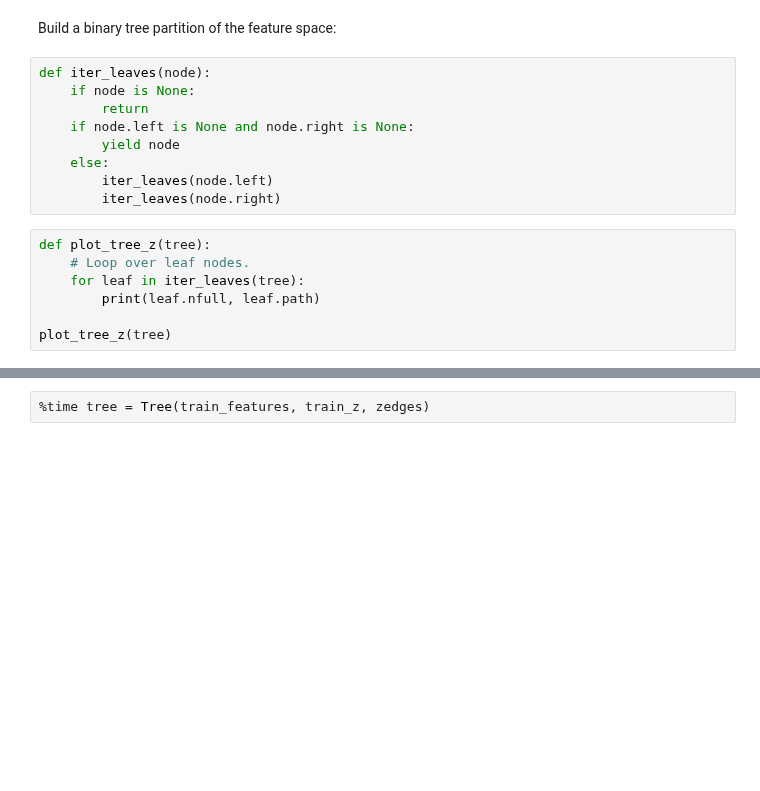
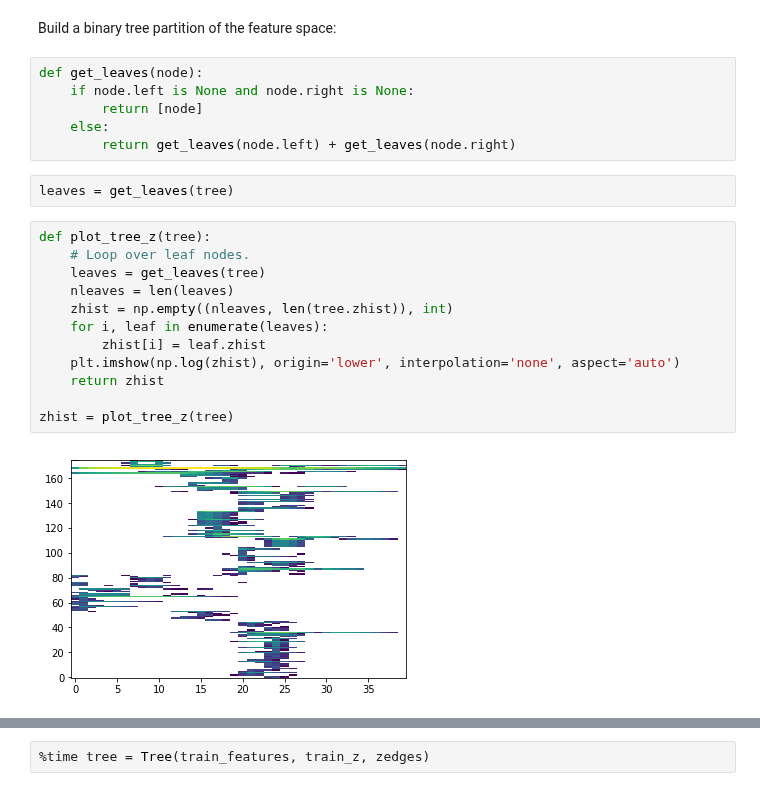
Before and after one commit to dkirkby/zotbin, a Jupyter notebook: Group.ipynb, the cells around one changed output, grey strips where cells are left out. Drawn from its saved outputs; the diff is of its cells as text; blank space fills up the shorter version.

```diff
--- a/Group.ipynb
+++ b/Group.ipynb
@@ -291,18 +291,24 @@ plt.plot(phi[np.argsort(phi)], '.');
 # %% [markdown]
 Build a binary tree partition of the feature space:
 # %%
-def iter_leaves(node):
-    if node is None:
-        return
+def get_leaves(node):
     if node.left is None and node.right is None:
-        yield node
+        return [node]
     else:
-        iter_leaves(node.left)
-        iter_leaves(node.right)
+        return get_leaves(node.left) + get_leaves(node.right)
-# %%
-def plot_tree_z(tree):
-    # Loop over leaf nodes.
-    for leaf in iter_leaves(tree):
-        print(leaf.nfull, leaf.path)
-
-plot_tree_z(tree)
+# %%
+leaves = get_leaves(tree)
+# %%
+def plot_tree_z(tree):
+    # Loop over leaf nodes.
+    leaves = get_leaves(tree)
+    nleaves = len(leaves)
+    zhist = np.empty((nleaves, len(tree.zhist)), int)
+    for i, leaf in enumerate(leaves):
+        zhist[i] = leaf.zhist
+    plt.imshow(np.log(zhist), origin='lower', interpolation='none', aspect='auto')
+    return zhist
+
+zhist = plot_tree_z(tree)
+# %% [output]
+[figure, added]
```
Also changed, not shown: parts of 1 cell of this notebook.
